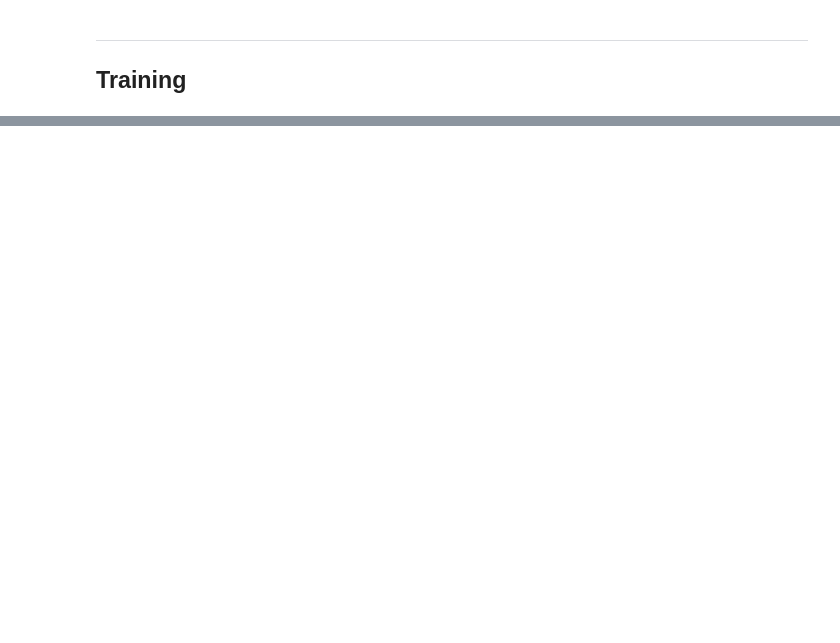
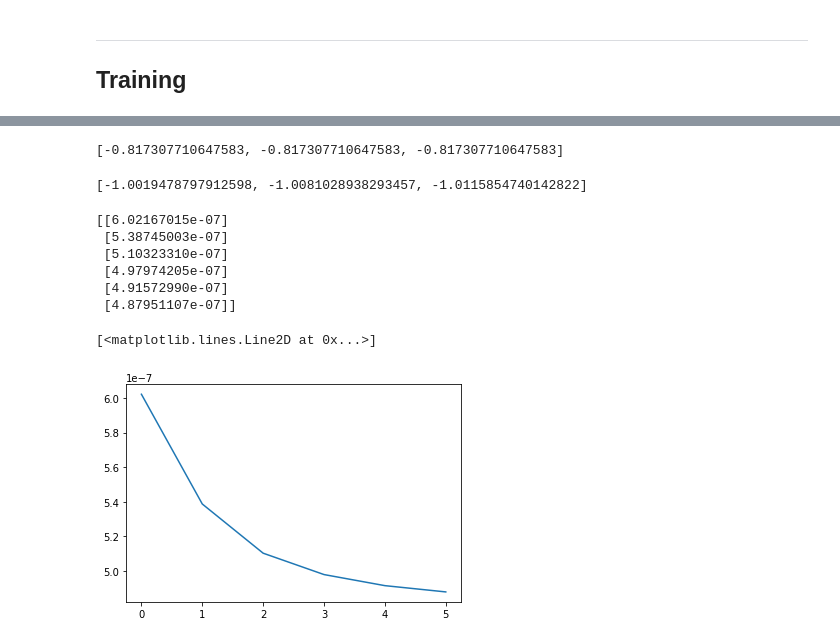
Before and after one commit to collinarnett/xcalibra_trading_bot, a Jupyter notebook: safex_trading_bot.ipynb, the cells around one changed output, grey strips where cells are left out. Saved outputs shown, nothing was run; the diff lists cells and outputs as text; code cells hidden in the pictures; blank space fills up the shorter version.

Commit message:
prediction sucessful

```diff
--- a/safex_trading_bot.ipynb
+++ b/safex_trading_bot.ipynb
@@ -94,0 +156,53 @@ def prepare_data(df, target_col, window_len=10, zero_base=True, test_size=0.2):
+# %%
+epochs = 10
+writer = SummaryWriter()
+iters = 0
+for i in tqdm(range(epochs)):
+    for seq, labels in tqdm(train_inout_seq):
+        seq = seq.to(device)
+        labels = labels.to(device)
+        optimizer.zero_grad()
+        model.hidden_cell = (torch.zeros(1, 1, model.hidden_layer_size).to(device),
+                        torch.zeros(1, 1, model.hidden_layer_size).to(device))
+
+        y_pred = model(seq)
+
+        single_loss = loss_function(y_pred, labels)
+        single_loss.backward()
+        optimizer.step()
+        iters+=1
+        writer.add_scalar("Loss", single_loss.item(), iters)
+# %%
+fut_pred = 6
+
+test_inputs = train_data_normalized[-train_window:].tolist()
+print(test_inputs)
+# %% [output]
+[-0.817307710647583, -0.817307710647583, -0.817307710647583]
+# %%
+model.eval()
+
+for i in range(fut_pred):
+    seq = torch.FloatTensor(test_inputs[-train_window:]).to(device)
+    with torch.no_grad():
+        model.hidden = (torch.zeros(1, 1, model.hidden_layer_size).to(device),
+                        torch.zeros(1, 1, model.hidden_layer_size).to(device))
+        test_inputs.append(model(seq).item())
+test_inputs[fut_pred:]
+# %% [output]
+[-1.0019478797912598, -1.0081028938293457, -1.0115854740142822]
+# %%
+actual_predictions = scaler.inverse_transform(np.array(test_inputs[train_window:] ).reshape(-1, 1))
+print(actual_predictions)
+# %% [output]
+[[6.02167015e-07]
+ [5.38745003e-07]
+ [5.10323310e-07]
+ [4.97974205e-07]
+ [4.91572990e-07]
+ [4.87951107e-07]]
+# %%
+plt.plot(actual_predictions)
+# %% [output]
+[<matplotlib.lines.Line2D at 0x...>]
+[figure, added]
```
Also changed, not shown: parts of 24 cells of this notebook, 3 other files.
